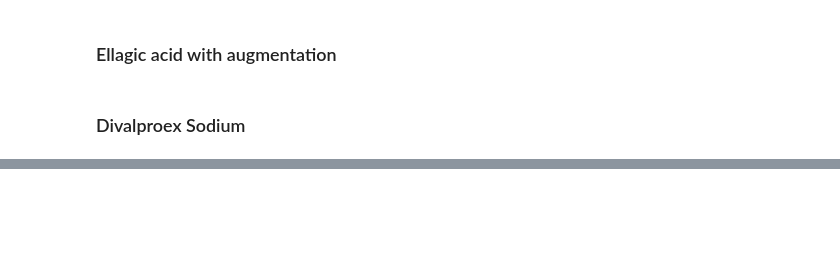
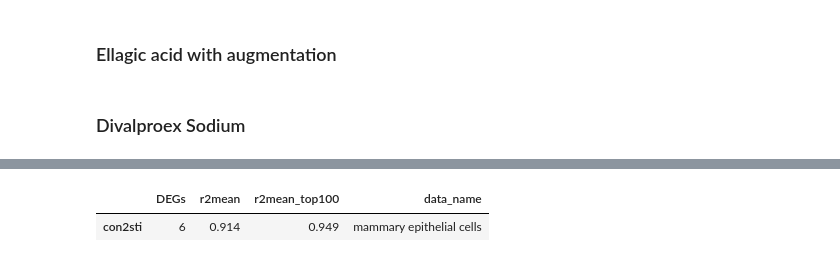
Before and after one commit to thodkatz/thesis, a Jupyter notebook: experiments/scbutterfly-perturbation.ipynb, the cells around one changed output, grey strips where cells are left out. Saved outputs shown, nothing was run; the diff lists cells and outputs as text; code cells hidden in the pictures; blank space fills up the shorter version.

```diff
--- a/experiments/scbutterfly-perturbation.ipynb
+++ b/experiments/scbutterfly-perturbation.ipynb
@@ -524,4 +614,7 @@ model_perturb2.test(
 # %%
 import pandas as pd
-cluster_index = pd.read_csv('cluster_index.csv', index_col=0)
+cluster_index = pd.read_csv(f'{file_path}/cluster_index.csv', index_col=0)
 cluster_index
+# %% [output]
+|  | DEGs | r2mean | r2mean_top100 | data_name |
+| con2sti | 6 | 0.914 | 0.949 | mammary epithelial cells |
```
Also changed, not shown: parts of 15 cells of this notebook, 2 other files.
